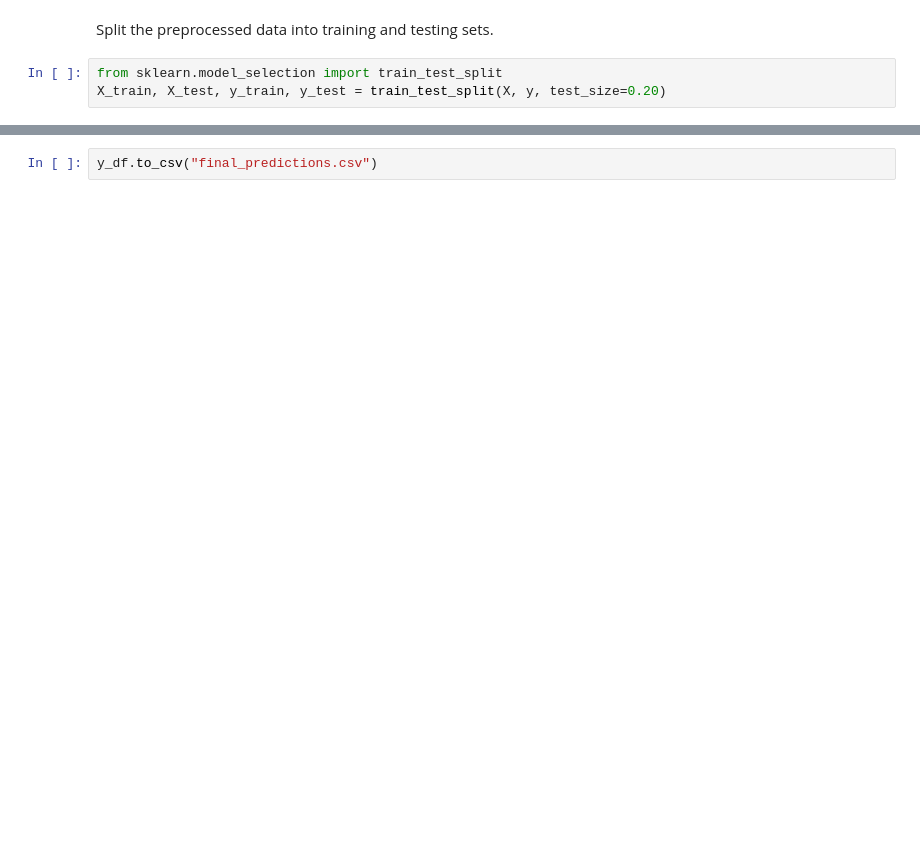
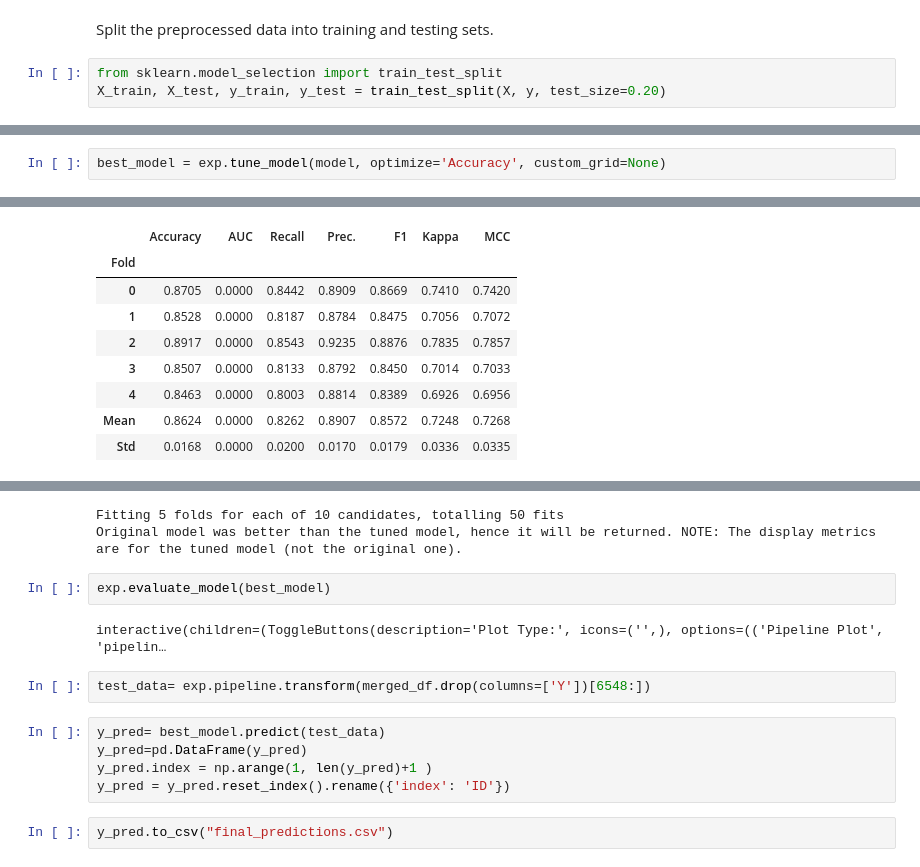
Before and after one commit to Linahwail/task_machine_learning_model, a Jupyter notebook: task.ipynb, the cells around one changed output, grey strips where cells are left out. Saved outputs shown, nothing was run; the diff lists cells and outputs as text; blank space fills up the shorter version.

```diff
--- a/task.ipynb
+++ b/task.ipynb
@@ -712,0 +1037,3 @@ final_predictions
+# %%
+best_model = exp.tune_model(model, optimize='Accuracy', custom_grid=None)
+# %% [output]
@@ -712,0 +1041,9 @@ final_predictions
+|  | Accuracy | AUC | Recall | Prec. | F1 | Kappa | MCC |
+| Fold |  |  |  |  |  |  |  |
+| 0 | 0.8705 | 0.0000 | 0.8442 | 0.8909 | 0.8669 | 0.7410 | 0.7420 |
+| 1 | 0.8528 | 0.0000 | 0.8187 | 0.8784 | 0.8475 | 0.7056 | 0.7072 |
+| 2 | 0.8917 | 0.0000 | 0.8543 | 0.9235 | 0.8876 | 0.7835 | 0.7857 |
+| 3 | 0.8507 | 0.0000 | 0.8133 | 0.8792 | 0.8450 | 0.7014 | 0.7033 |
+| 4 | 0.8463 | 0.0000 | 0.8003 | 0.8814 | 0.8389 | 0.6926 | 0.6956 |
+| Mean | 0.8624 | 0.0000 | 0.8262 | 0.8907 | 0.8572 | 0.7248 | 0.7268 |
+| Std | 0.0168 | 0.0000 | 0.0200 | 0.0170 | 0.0179 | 0.0336 | 0.0335 |
@@ -713,2 +1051,15 @@ final_predictions
+Fitting 5 folds for each of 10 candidates, totalling 50 fits
+Original model was better than the tuned model, hence it will be returned. NOTE: The display metrics are for the tuned model (not the original one).
+# %%
+exp.evaluate_model(best_model)
+# %% [output]
+interactive(children=(ToggleButtons(description='Plot Type:', icons=('',), options=(('Pipeline Plot', 'pipelin…
+# %%
+test_data= exp.pipeline.transform(merged_df.drop(columns=['Y'])[6548:])
+# %%
+y_pred= best_model.predict(test_data)
+y_pred=pd.DataFrame(y_pred)
+y_pred.index = np.arange(1, len(y_pred)+1 )
+y_pred = y_pred.reset_index().rename({'index': 'ID'})
 # %%
-y_df.to_csv("final_predictions.csv")
+y_pred.to_csv("final_predictions.csv")
```
Also changed, not shown: parts of 72 cells of this notebook, 2 other files.
